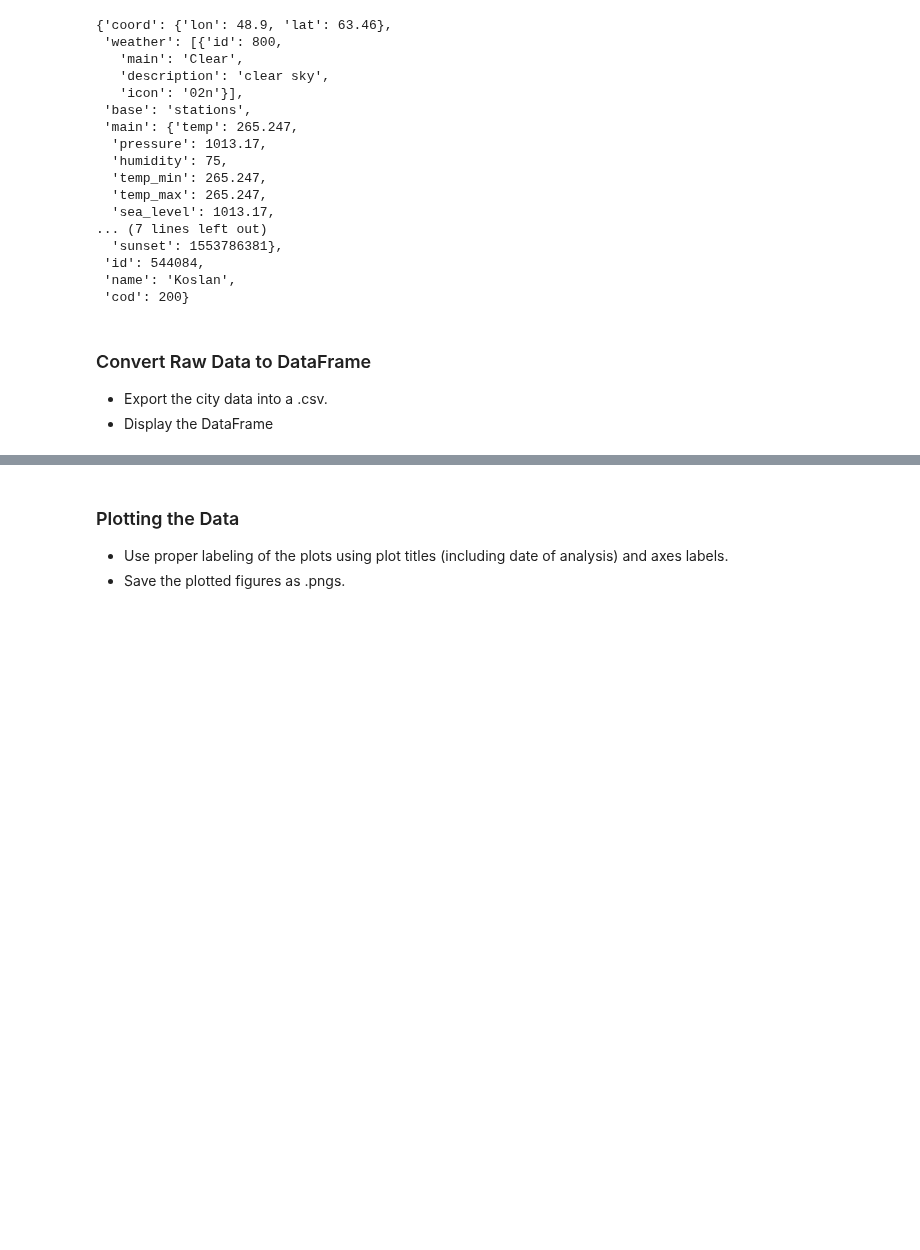
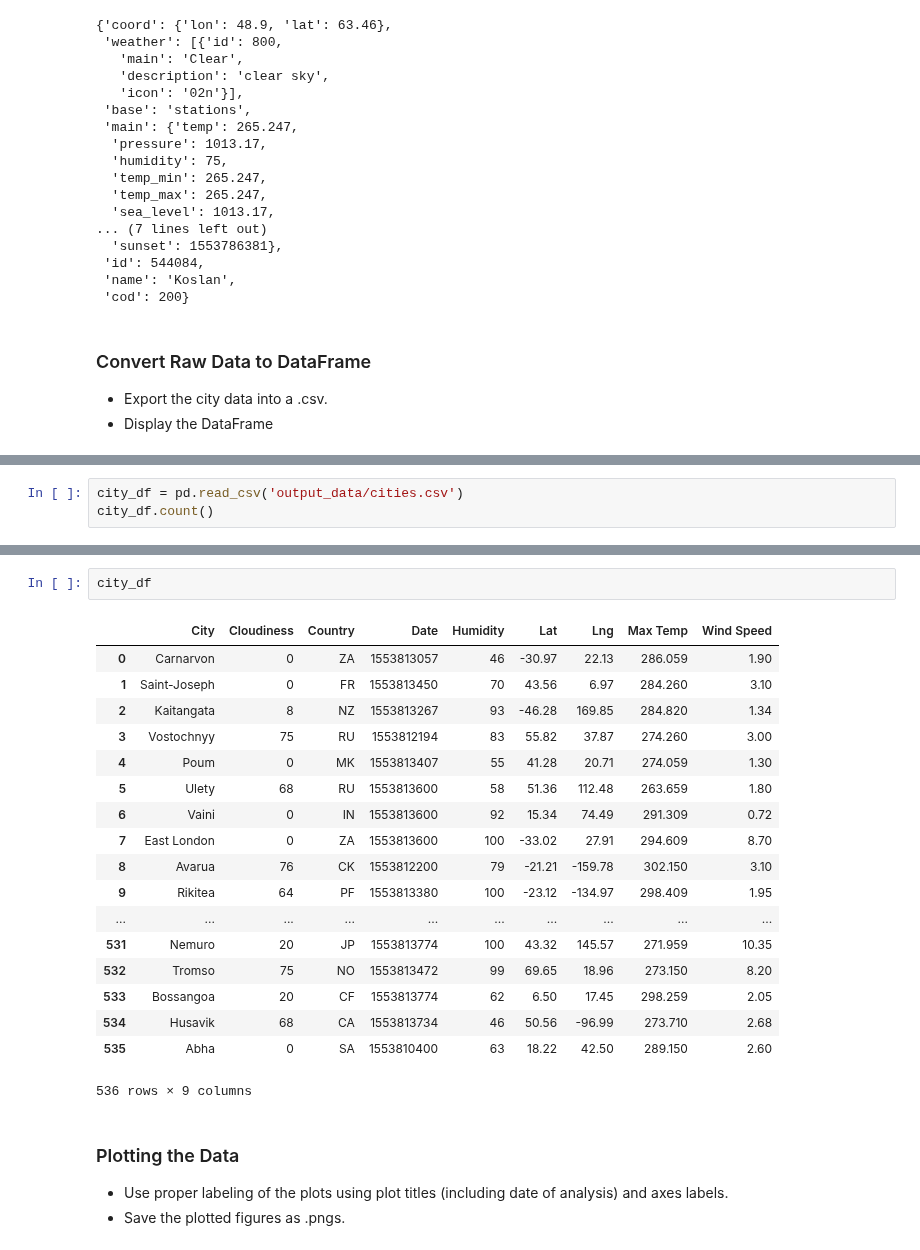
Before and after one commit to ticalisoul/Unit-6-PythonAPIs-Homework, a Jupyter notebook: WeatherPy-Copy1.ipynb, the cells around one changed output, grey strips where cells are left out. Drawn from its saved outputs; the diff is of its cells as text; blank space fills up the shorter version.

Commit message:
updated jupyter notebook, updated output data

```diff
--- a/WeatherPy-Copy1.ipynb
+++ b/WeatherPy-Copy1.ipynb
@@ -142,0 +133,3 @@ dtype: int64
+# %%
+city_df = pd.read_csv('output_data/cities.csv')
+city_df.count()
@@ -143,3 +147,24 @@ dtype: int64
+# %%
+city_df
+# %% [output]
+|  | City | Cloudiness | Country | Date | Humidity | Lat | Lng | Max Temp | Wind Speed |
+| 0 | Carnarvon | 0 | ZA | 1553813057 | 46 | -30.97 | 22.13 | 286.059 | 1.90 |
+| 1 | Saint-Joseph | 0 | FR | 1553813450 | 70 | 43.56 | 6.97 | 284.260 | 3.10 |
+| 2 | Kaitangata | 8 | NZ | 1553813267 | 93 | -46.28 | 169.85 | 284.820 | 1.34 |
+| 3 | Vostochnyy | 75 | RU | 1553812194 | 83 | 55.82 | 37.87 | 274.260 | 3.00 |
+| 4 | Poum | 0 | MK | 1553813407 | 55 | 41.28 | 20.71 | 274.059 | 1.30 |
+| 5 | Ulety | 68 | RU | 1553813600 | 58 | 51.36 | 112.48 | 263.659 | 1.80 |
+| 6 | Vaini | 0 | IN | 1553813600 | 92 | 15.34 | 74.49 | 291.309 | 0.72 |
+| 7 | East London | 0 | ZA | 1553813600 | 100 | -33.02 | 27.91 | 294.609 | 8.70 |
+| 8 | Avarua | 76 | CK | 1553812200 | 79 | -21.21 | -159.78 | 302.150 | 3.10 |
+| 9 | Rikitea | 64 | PF | 1553813380 | 100 | -23.12 | -134.97 | 298.409 | 1.95 |
+| ... | ... | ... | ... | ... | ... | ... | ... | ... | ... |
+| 531 | Nemuro | 20 | JP | 1553813774 | 100 | 43.32 | 145.57 | 271.959 | 10.35 |
+| 532 | Tromso | 75 | NO | 1553813472 | 99 | 69.65 | 18.96 | 273.150 | 8.20 |
+| 533 | Bossangoa | 20 | CF | 1553813774 | 62 | 6.50 | 17.45 | 298.259 | 2.05 |
+| 534 | Husavik | 68 | CA | 1553813734 | 46 | 50.56 | -96.99 | 273.710 | 2.68 |
+| 535 | Abha | 0 | SA | 1553810400 | 63 | 18.22 | 42.50 | 289.150 | 2.60 |
+536 rows × 9 columns
 # %% [markdown]
 ### Plotting the Data
 * Use proper labeling of the plots using plot titles (including date of analysis) and axes labels.
```
Also changed, not shown: parts of 5 cells of this notebook, 1 other file.
